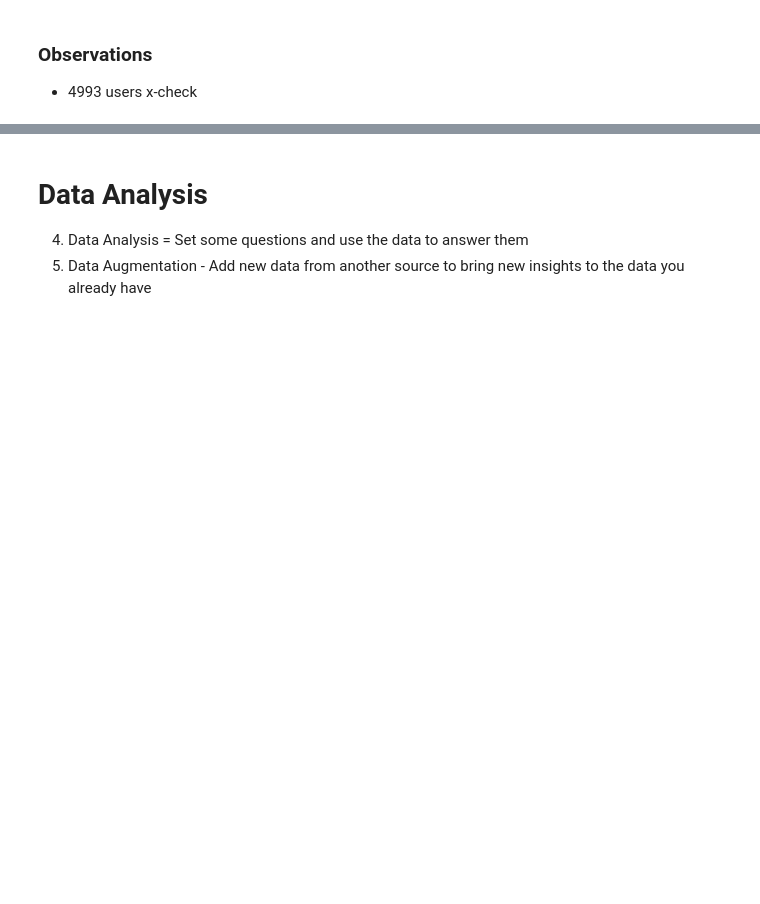
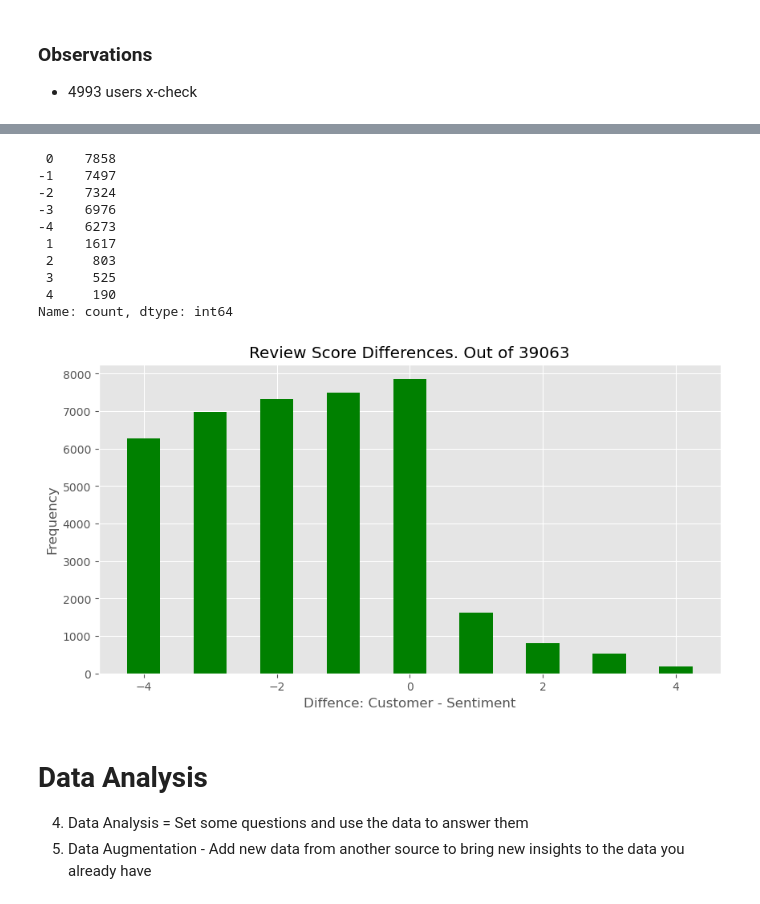
Before and after one commit to StuartG24/Retail_Data_Analysis, a Jupyter notebook: Report_Draftv2.ipynb, the cells around one changed output, grey strips where cells are left out. Saved outputs shown, nothing was run; the diff lists cells and outputs as text; code cells hidden in the pictures; blank space fills up the shorter version.

```diff
--- a/Report_Draftv2.ipynb
+++ b/Report_Draftv2.ipynb
@@ -55,6 +55,10 @@ import os
 import json
 from IPython.display import display
 import pandas as pd
+
+# Libraires fo plots
+import matplotlib.pyplot as plt
+plt.style.use('ggplot')
 
 # Other Libraries
 import math
@@ -1084,0 +1069,61 @@ customer_reviews_df['sentiment'] = review_sentiments
+# %%
+# Sentiment analysis of reviews
+
+#import nltk
+#nltk.download()
+from nltk.sentiment.vader import SentimentIntensityAnalyzer
+analyser = SentimentIntensityAnalyzer()
+
+#  Simple function to categorise sentiment to create a ranking score similar to customer reviews
+def sentiment_categorise(sentiment):
+    # Uses the setiment compound score defined as +ve >= 0.05, -ve <=-0.5, neutral in between
+    # Set the 1 to 5 score
+    if sentiment <= -0.5:
+        return 1
+    elif sentiment <= -0.05:
+        return 2
+    elif sentiment < 0.05:
+        return 3
+    elif sentiment < 0.5:
+        return 4
+    else:
+        return 5
+
+# Obtain the sentiment, compound score (-1 to 1) for each review
+temp_customer_reviews = customer_reviews_df.copy()
+sentiment_compound_scores = [analyser.polarity_scores(review_text)['compound'] for review_text in temp_customer_reviews['review_text']]
+
+# Classify the sentiments to allign to the review score ranking 1 to 5 and put into the temporary DF
+temp_customer_reviews['sentiment_review_score'] = [sentiment_categorise(x) for x in sentiment_compound_scores]
+temp_customer_reviews['sentiment_compound_score'] = sentiment_compound_scores
+temp_customer_reviews['review_score'] = temp_customer_reviews['review_score'].astype(int)
+
+# Compare the customer review rankings with the sentiment analysis
+# Calculate the frequencey of differences
+score_differences = temp_customer_reviews['review_score'] - temp_customer_reviews['sentiment_review_score']
+differences_frequency = score_differences.value_counts()
+display(differences_frequency)
+
+# Plot the frequencies
+fig, ax = plt.subplots(figsize =(10, 5))
+ax.set_title(f'Review Score Differences. Out of {len(score_differences)}')
+ax.set_xlabel('Diffence: Customer - Sentiment')
+ax.set_ylabel('Frequency')
+bars = ax.bar(differences_frequency.index, differences_frequency, color='green', width=0.5)
+plt.show()
+
+# Tidy Up
+del analyser, sentiment_compound_scores, score_differences, differences_frequency
+# temp_customer_reviews,
+# %% [output]
+ 0    7858
+-1    7497
+-2    7324
+-3    6976
+-4    6273
+ 1    1617
+ 2     803
+ 3     525
+ 4     190
+Name: count, dtype: int64
+[figure, added]
```
Also changed, not shown: parts of 5 cells of this notebook.
